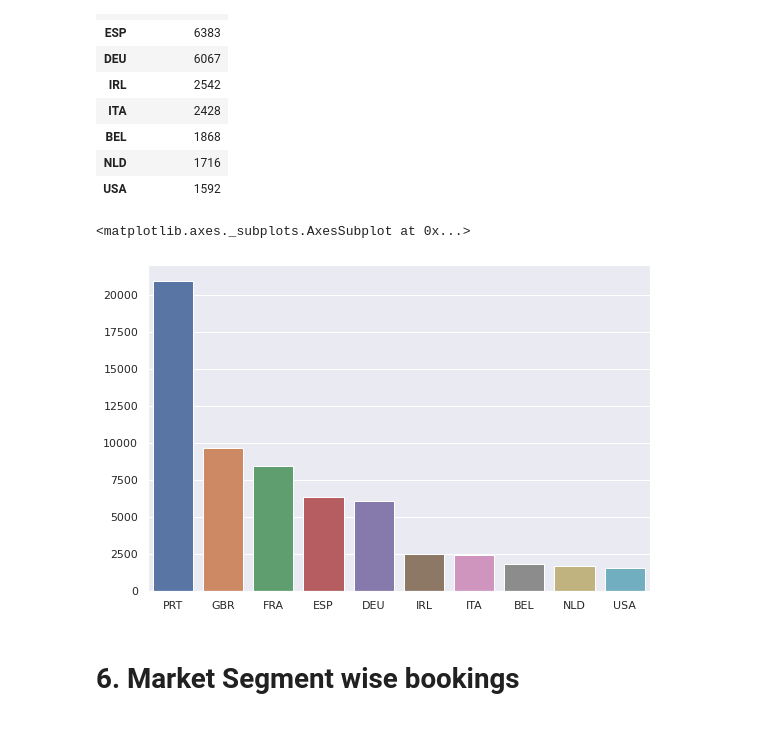
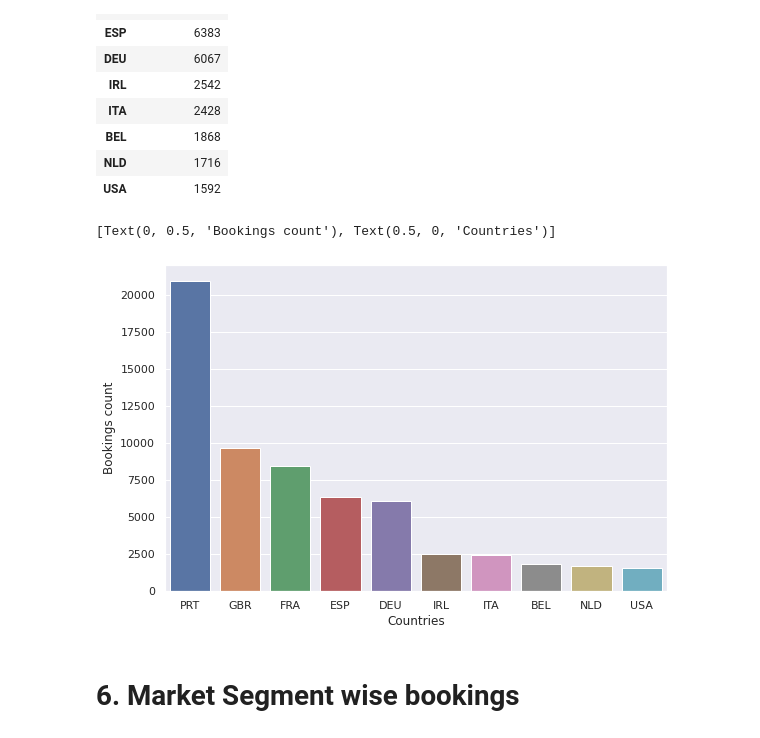
Before and after one commit to FarazAhmad2/EDA-on-Hotel-Booking, a Jupyter notebook: Hotel_Booking_Analysis_Capstone_Project.ipynb, the cells around one changed output. Cells and saved outputs as stored; diff of their text form; code cells hidden in the pictures.

```diff
--- a/Hotel_Booking_Analysis_Capstone_Project.ipynb
+++ b/Hotel_Booking_Analysis_Capstone_Project.ipynb
@@ -241,10 +241,11 @@ country.head(10)
 | NLD | 1716 |
 | USA | 1592 |
 # %%
-sns.barplot (y= list(confirmed_bookings.country.value_counts().head (10)), x= list(confirmed_bookings.country.value_counts().head(10).index))
+sns.barplot (y= list(confirmed_bookings.country.value_counts().head (10)), x= list(confirmed_bookings.country.value_counts().head(10).index)) \
+.set(xlabel='Countries', ylabel='Bookings count')
 # %% [output]
-<matplotlib.axes._subplots.AxesSubplot at 0x...>
+[Text(0, 0.5, 'Bookings count'), Text(0.5, 0, 'Countries')]
-[figure, old version]
+[figure, new version]
 # %% [markdown]
 # **6. Market Segment wise bookings**
 # %% [markdown]
```
Also changed, not shown: parts of 2 cells of this notebook.
